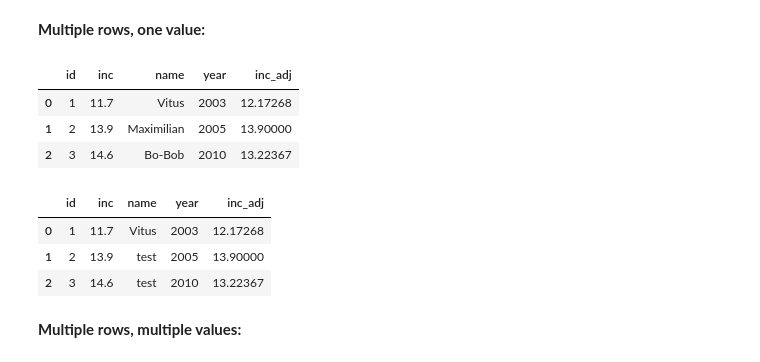
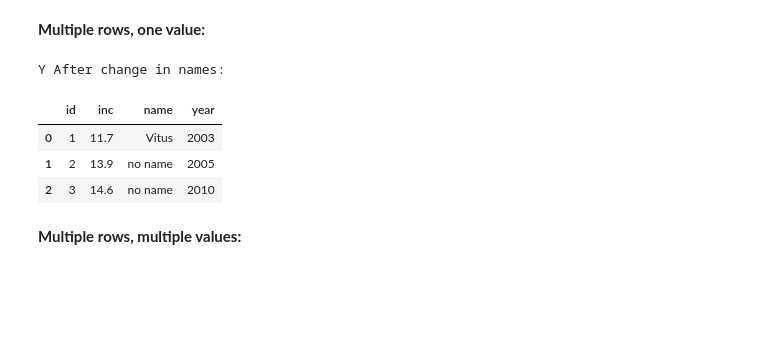
Before and after one commit to NumEconCopenhagen/lectures-2021, a Jupyter notebook: web/07/Load_save_and_structure_data.ipynb, the cells around one changed output. Saved outputs shown, nothing was run; the diff lists cells and outputs as text; code cells hidden in the pictures; blank space fills up the shorter version.

```diff
--- a/web/07/Load_save_and_structure_data.ipynb
+++ b/web/07/Load_save_and_structure_data.ipynb
@@ -132,7 +143,7 @@ X
 # %% [markdown]
 The *something* can be an **expression based on other variables**.
 # %%
-X['inc_adj'] = X['inc'] / 1.02**(X['year']-2005)
+X['inc_adj'] = X.inc / 1.02**(X.year-2005)
 X
 # %% [output]
 |  | id | inc | name | year | inc_adj |
@@ -150,19 +161,16 @@ X
 # %% [markdown]
 **Multiple rows, one value:**
 # %%
-display(X)
-Y = X.copy()
-
-Y.loc[Y['id'] > 1, ['name']] = 'test'
+# Create copy of X to avoid overwriting it.
+Y = X.iloc[:,0:4].copy()
+Y.loc[Y.id > 1, ['name']] = 'no name'
+print('Y After change in names:')
 Y
 # %% [output]
+Y After change in names:
-|  | id | inc | name | year | inc_adj |
-| 0 | 1 | 11.7 | Vitus | 2003 | 12.17268 |
-| 1 | 2 | 13.9 | Maximilian | 2005 | 13.90000 |
-| 2 | 3 | 14.6 | Bo-Bob | 2010 | 13.22367 |
+|  | id | inc | name | year |
+| 0 | 1 | 11.7 | Vitus | 2003 |
+| 1 | 2 | 13.9 | no name | 2005 |
+| 2 | 3 | 14.6 | no name | 2010 |
-|  | id | inc | name | year | inc_adj |
-| 0 | 1 | 11.7 | Vitus | 2003 | 12.17268 |
-| 1 | 2 | 13.9 | test | 2005 | 13.90000 |
-| 2 | 3 | 14.6 | test | 2010 | 13.22367 |
 # %% [markdown]
 **Multiple rows, multiple values:**
```
Also changed, not shown: parts of 44 cells of this notebook, 16 other files.
